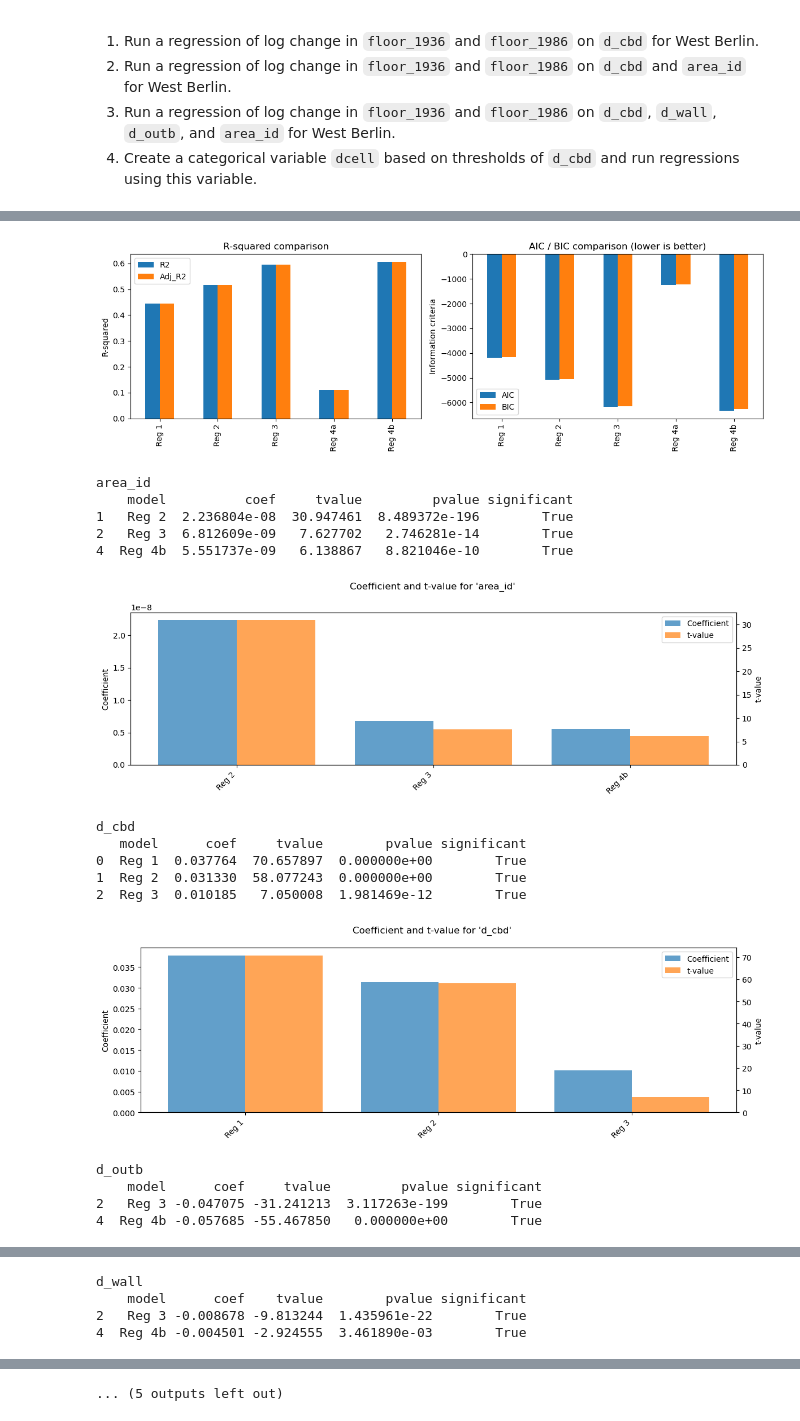
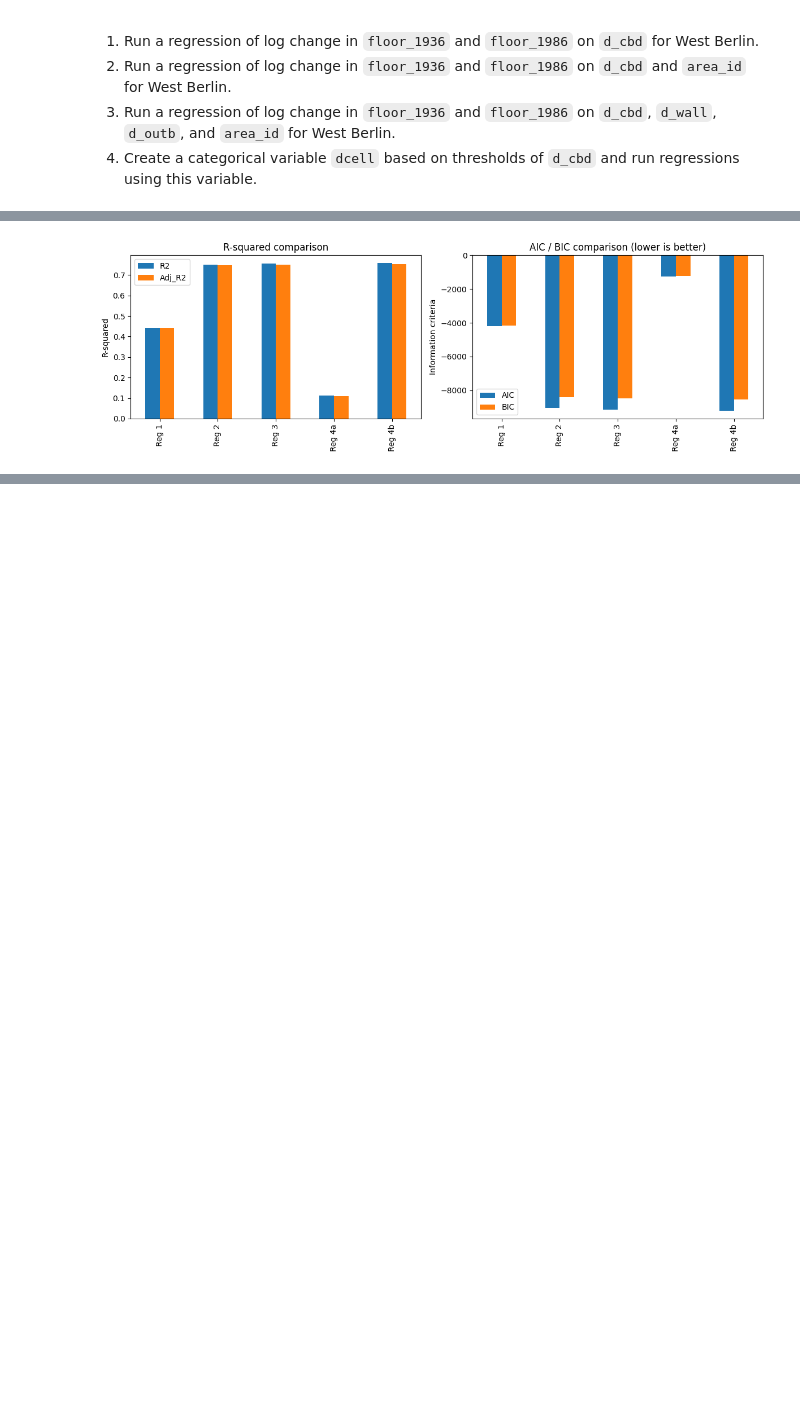
Before and after one commit to norsini1515/MapCreator, a Jupyter notebook: mapcreator/Potato/empirical_problem_agglom.ipynb, the cells around one changed output, grey strips where cells are left out. Cells and saved outputs as stored; diff of their text form; code cells hidden in the pictures; blank space fills up the shorter version.

```diff
--- a/mapcreator/Potato/empirical_problem_agglom.ipynb
+++ b/mapcreator/Potato/empirical_problem_agglom.ipynb
@@ -129,7 +129,8 @@ import pandas as pd
 import os
 from pathlib import Path
 # Set the working directory
-working_dir = Path("C:/Users/nicho/Documents/JHU/Urban Economics/week2")
+# working_dir = Path("C:/Users/nicho/Documents/JHU/Urban Economics/week2")
+working_dir = Path("P:/GitLab/orsin005/miscellaneous/MapCreator/mapcreator/Potato")
 #your code here
 os.chdir(working_dir)
 date_file_path = working_dir / "berlin_36_86.parquet"
@@ -382,14 +396,14 @@ print("="*100)
 
 # Regression 2: Log change in floor area on d_cbd and area_id
 #your code here
-smf_2 = smf.ols('log_floor_diff ~ d_cbd + area_id', data=west_berlin_r1).fit()
+smf_2 = smf.ols('log_floor_diff ~ d_cbd + C(area_id)', data=west_berlin_r1).fit()
 print("\nRegression 2 Results:")
 print(smf_2.summary())
 print("="*100)
 
 # Regression 3: Log change in floor area on d_cbd, d_wall, d_outb, and area_id
 #your code here
-smf_3 = smf.ols('log_floor_diff ~ d_cbd + d_wall + d_outb + area_id', data=west_berlin_r1).fit()
+smf_3 = smf.ols('log_floor_diff ~ d_cbd + d_wall + d_outb + C(area_id)', data=west_berlin_r1).fit()
 print("\nRegression 3 Results:")
 print(smf_3.summary())
 print("="*100)
@@ -411,7 +425,7 @@ print("="*100)
 
 # Regression 4b: Log change in floor area on dcell, area_id, d_wall, and d_outb
 #your code here
-smf_4b = smf.ols('log_floor_diff ~ dcell + area_id + d_wall + d_outb', data=west_berlin_r1).fit()
+smf_4b = smf.ols('log_floor_diff ~ dcell + C(area_id) + d_wall + d_outb', data=west_berlin_r1).fit()
 print("\nRegression 4b Results:")
 print(smf_4b.summary())
 print("="*100)
@@ -606,29 +698,12 @@ def compare_ols_models(
 # %%
-# Example usage with your existing models:
-diagnostics_dict = compare_ols_models(
+results_diagnostics_df = compare_ols_models(
     models=[smf_1, smf_2, smf_3, smf_4a, smf_4b],
     # model_names=["d_cbd",  "d_cbd+area_id", "d_cbd+d_wall+d_outb+area_id", "dcell", "dcell + area_id + d_wall + d_outb"],
     model_names=["Reg 1", "Reg 2", "Reg 3", "Reg 4a", "Reg 4b"],
-    comparison_type='both',
+    comparison_type='results',
     plot=True,
 )
-results_diagnostics_df = diagnostics_dict['results'].copy()
-coefs_table_df = diagnostics_dict['coefs'].copy()
+# results_diagnostics_df = diagnostics_dict['results'].copy()
+# coefs_table_df = diagnostics_dict['coefs'].copy()
 # %% [output]
-[figure, old version]
+[figure, new version]
-area_id
-    model          coef     tvalue         pvalue significant
-1   Reg 2  2.236804e-08  30.947461  8.489372e-196        True
-2   Reg 3  6.812609e-09   7.627702   2.746281e-14        True
-4  Reg 4b  5.551737e-09   6.138867   8.821046e-10        True
-[figure, removed]
-d_cbd
-   model      coef     tvalue        pvalue significant
-0  Reg 1  0.037764  70.657897  0.000000e+00        True
-1  Reg 2  0.031330  58.077243  0.000000e+00        True
-2  Reg 3  0.010185   7.050008  1.981469e-12        True
-[figure, removed]
-d_outb
-    model      coef     tvalue         pvalue significant
-2   Reg 3 -0.047075 -31.241213  3.117263e-199        True
-4  Reg 4b -0.057685 -55.467850   0.000000e+00        True
@@ -636,4 +709,0 @@ d_outb
-d_wall
-    model      coef    tvalue        pvalue significant
-2   Reg 3 -0.008678 -9.813244  1.435961e-22        True
-4  Reg 4b -0.004501 -2.924555  3.461890e-03        True
@@ -650,4 +710,3 @@ dcell[T.Farthest]
-... (5 outputs left out)
 # %%
 results_diagnostics_df
 # %% [output]
```
Also changed, not shown: parts of 11 cells of this notebook.
